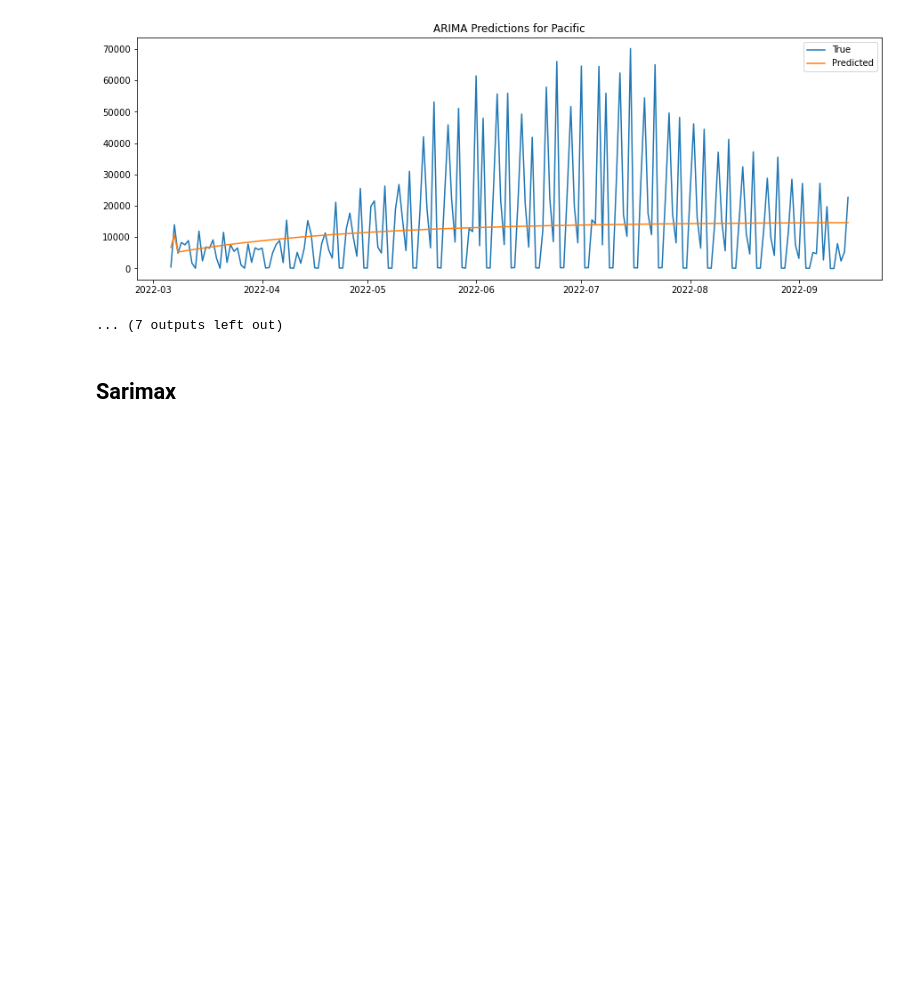
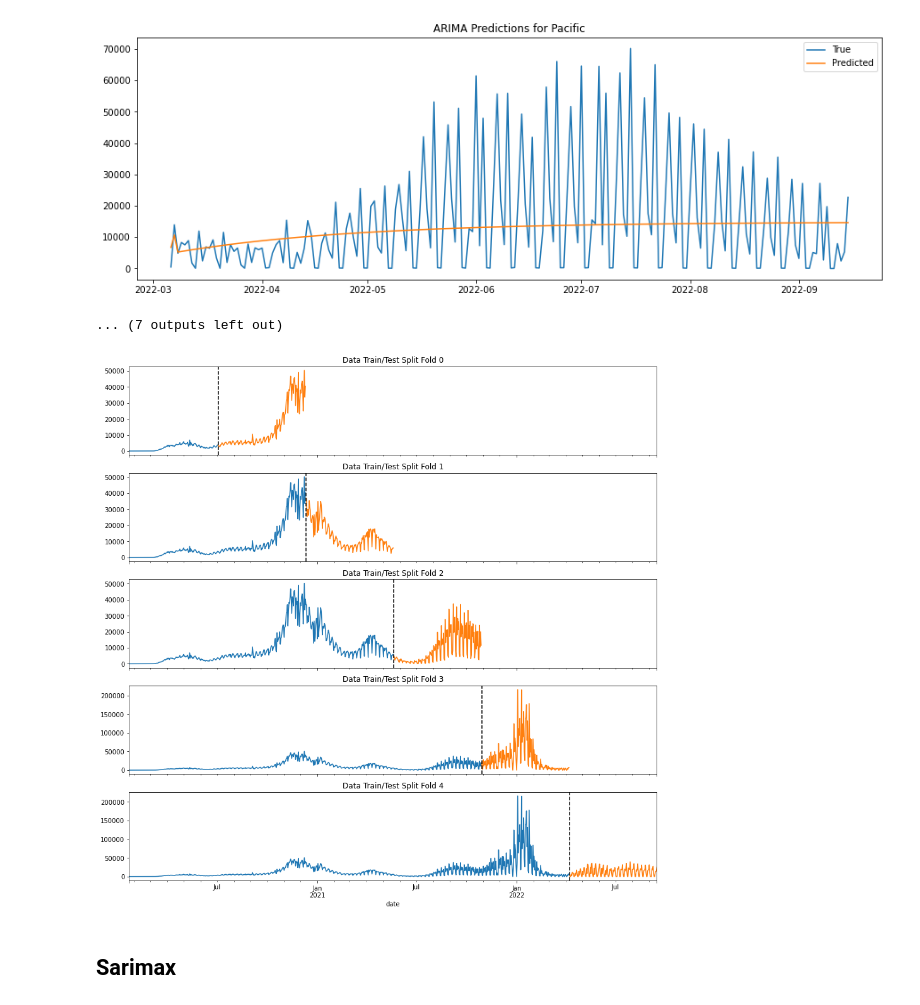
Before and after one commit to benmagevney/Stat390-Project, a Jupyter notebook: bens_models/arima/arima.ipynb, the cells around one changed output. Drawn from its saved outputs; the diff is of its cells as text; code cells hidden in the pictures; blank space fills up the shorter version.

```diff
--- a/bens_models/arima.ipynb
+++ b/bens_models/arima/arima.ipynb
@@ -208,6 +209,80 @@ RMSE: 17324.2
 MASE: 1.84
 [figure]
 ... (7 outputs left out)
+# %%
+tss = TimeSeriesSplit(n_splits = 5)
+fig, axs = plt.subplots(5, 1, figsize=(15, 15), sharex=True)
+
+fold = 0
+for train_idx, val_idx in tss.split(enc['new_confirmed']):
+    train = enc.iloc[train_idx]
+    test = enc.iloc[val_idx]
+    train['new_confirmed'].plot(ax=axs[fold],
+                          label='Training Set',
+                          title=f'Data Train/Test Split Fold {fold}')
+    test['new_confirmed'].plot(ax=axs[fold],
+                         label='Test Set')
+    axs[fold].axvline(test.index.min(), color='black', ls='--')
+    fold += 1
+plt.show()
+
+import numpy as np
+import pandas as pd
+from statsmodels.tsa.arima.model import ARIMA
+from sklearn.metrics import mean_squared_error, mean_absolute_error
+import matplotlib.pyplot as plt
+
+def cross_validate_arima_model(df, params=None, n_splits=5, plot=False):
+    region = df["region"].iloc[0]
+    print(f"Cross-validating model for {region}...")
+
+    time_series = df['new_confirmed']
+    window_size = int(len(time_series) / n_splits)
+
+    metrics = {'MAE': [], 'MSE': [], 'RMSE': [], 'MASE': []}
+
+    for i in range(n_splits - 1):
+        train_end = (i + 1) * window_size
+        test_end = (i + 2) * window_size
+        train, test = time_series[:train_end], time_series[train_end:test_end]
+
+        if params:
+            model = ARIMA(train, order=params)
+        else:
+            model = ARIMA(train, order=(4,1,4))
+        model_fit = model.fit()
+        pred = model_fit.forecast(steps=len(test))
+
+        mae = mean_absolute_error(test, pred)
+        mse = mean_squared_error(test, pred)
+        rmse = np.sqrt(mse)
+
+        # Assuming you have a function for MASE calculation
+        mase = mean_absolute_scaled_error(test, pred, y_train=train) # Define or adjust this function based on your needs
+
+        metrics['MAE'].append(mae)
+        metrics['MSE'].append(mse)
+        metrics['RMSE'].append(rmse)
+        metrics['MASE'].append(mase)
+
+        # Optional: plot each fold
+        if plot:
+            plt.figure(figsize=(10, 6))
+            plt.title(f'Fold {i+1} Predictions')
+            plt.plot(train.index, train, label='Train')
+            plt.plot(test.index, test, label='True')
+            plt.plot(np.arange(len(train), len(train) + len(test)), pred, label='Predicted')
+            plt.legend()
+            plt.show()
+
+    # Calculate and print average metrics
+    for metric, values in metrics.items():
+        print(f'{metric}: {np.mean(values):.2f}')
+
+# Note: Ensure mean_absolute_scaled_error is defined or imported correctly.
+# You might need to adjust the MASE calculation or replace it with an alternative metric if not applicable.
+# %% [output]
+[figure, added]
 # %% [markdown]
 ## Sarimax
 # %%
```
Also changed, not shown: parts of 1 cell of this notebook, 8 other files.
